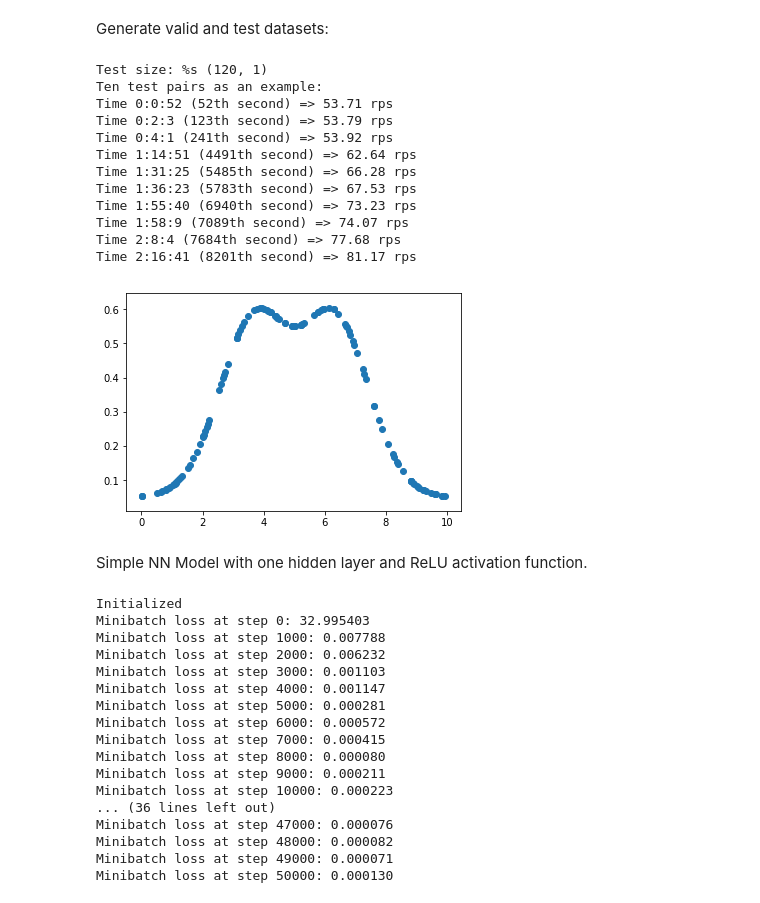
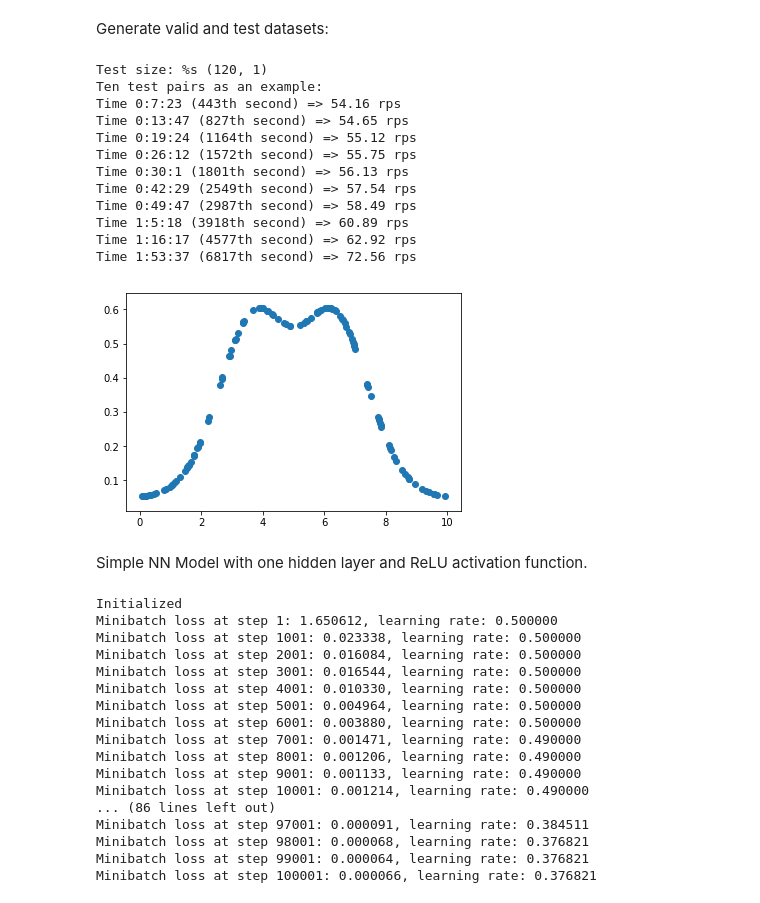
Before and after one commit to gafrom/udacity-deep_learning, a Jupyter notebook: hightime.ipynb, the cells around one changed output. Cells and saved outputs as stored; diff of their text form; code cells hidden in the pictures.

Commit message:
Tune optimizer

```diff
--- a/hightime.ipynb
+++ b/hightime.ipynb
@@ -84,0 +87,11 @@ class BatchGenerator(object):
+# %%
+generator = BatchGenerator(20)
+
+figg = plt.figure()
+sp = figg.add_subplot(111)
+
+for i in range(10):
+  x, y = generator.spit()
+
+  sp.scatter(x, y)
+plt.show()
@@ -85,37 +100,35 @@ class BatchGenerator(object):
 # %% [markdown]
 Generate valid and test datasets:
 # %%
-generator = BatchGenerator(120)
-
 # Test dataset
 test_dataset, test_labels = generator.spit()
 # sort it for a nice view
 sorting = np.array([test_dataset, test_labels]).reshape(2, -1).T
 sorting = sorting[np.argsort(sorting[:, 0])]
 test_dataset, test_labels = sorting.T.reshape(2, -1, 1)
 
 print('Test size: %s', test_dataset.shape)
 print('Ten test pairs as an example:')
 
 for sec, label in list(zip(test_dataset, test_labels))[:10]:
   print('Time %s => %03.2f rps' % (squashed_secs_to_string(sec), squashed_label_to_label(label)))
 
 plt.scatter(test_dataset, test_labels)
 plt.show()
 # %% [output]
 Test size: %s (120, 1)
 Ten test pairs as an example:
-Time 0:0:52 (52th second) => 53.71 rps
-Time 0:2:3 (123th second) => 53.79 rps
-Time 0:4:1 (241th second) => 53.92 rps
-Time 1:14:51 (4491th second) => 62.64 rps
-Time 1:31:25 (5485th second) => 66.28 rps
-Time 1:36:23 (5783th second) => 67.53 rps
-Time 1:55:40 (6940th second) => 73.23 rps
-Time 1:58:9 (7089th second) => 74.07 rps
-Time 2:8:4 (7684th second) => 77.68 rps
-Time 2:16:41 (8201th second) => 81.17 rps
+Time 0:7:23 (443th second) => 54.16 rps
+Time 0:13:47 (827th second) => 54.65 rps
+Time 0:19:24 (1164th second) => 55.12 rps
+Time 0:26:12 (1572th second) => 55.75 rps
+Time 0:30:1 (1801th second) => 56.13 rps
+Time 0:42:29 (2549th second) => 57.54 rps
+Time 0:49:47 (2987th second) => 58.49 rps
+Time 1:5:18 (3918th second) => 60.89 rps
+Time 1:16:17 (4577th second) => 62.92 rps
+Time 1:53:37 (6817th second) => 72.56 rps
-[figure, old version]
+[figure, new version]
 # %% [markdown]
 Simple NN Model with one hidden layer and ReLU activation function.
 # %%
@@ -174,6 +188,6 @@ with graph.as_default():
   tf_prediction        = tf.matmul(tf_prediction_hidden3, weights4) + biases4
 # %%
-num_steps = 50051
+num_steps = 100051
 generator = BatchGenerator(batch_size)
 
 def accuracy(predictions, labels):
@@ -189,32 +203,32 @@ with graph.as_default():
     for step in range(num_steps):
       batch_data, batch_labels = generator.spit()
       feed_dict = {x : batch_data, y : batch_labels}
-      _, l = session.run(
-        [optimizer, loss], feed_dict=feed_dict)
+      _, l, global_step, lr = session.run(
+        [optimizer, loss, tf_global_step, learning_rate], feed_dict=feed_dict)
 
       if (step % 1000 == 0):
-        print("Minibatch loss at step %d: %f" % (step, l))
+        print("Minibatch loss at step %d: %f, learning rate: %f" % (global_step, l, lr))
     predicted = tf_prediction.eval(feed_dict={tf_test_data: test_dataset})
 
 session.close()
 # %% [output]
 Initialized
-Minibatch loss at step 0: 32.995403
-Minibatch loss at step 1000: 0.007788
-Minibatch loss at step 2000: 0.006232
-Minibatch loss at step 3000: 0.001103
-Minibatch loss at step 4000: 0.001147
-Minibatch loss at step 5000: 0.000281
-Minibatch loss at step 6000: 0.000572
-Minibatch loss at step 7000: 0.000415
-Minibatch loss at step 8000: 0.000080
-Minibatch loss at step 9000: 0.000211
-Minibatch loss at step 10000: 0.000223
-... (36 lines left out)
-Minibatch loss at step 47000: 0.000076
-Minibatch loss at step 48000: 0.000082
-Minibatch loss at step 49000: 0.000071
-Minibatch loss at step 50000: 0.000130
+Minibatch loss at step 1: 1.650612, learning rate: 0.500000
+Minibatch loss at step 1001: 0.023338, learning rate: 0.500000
+Minibatch loss at step 2001: 0.016084, learning rate: 0.500000
+Minibatch loss at step 3001: 0.016544, learning rate: 0.500000
+Minibatch loss at step 4001: 0.010330, learning rate: 0.500000
+Minibatch loss at step 5001: 0.004964, learning rate: 0.500000
+Minibatch loss at step 6001: 0.003880, learning rate: 0.500000
+Minibatch loss at step 7001: 0.001471, learning rate: 0.490000
+Minibatch loss at step 8001: 0.001206, learning rate: 0.490000
+Minibatch loss at step 9001: 0.001133, learning rate: 0.490000
+Minibatch loss at step 10001: 0.001214, learning rate: 0.490000
+... (86 lines left out)
+Minibatch loss at step 97001: 0.000091, learning rate: 0.384511
+Minibatch loss at step 98001: 0.000068, learning rate: 0.376821
+Minibatch loss at step 99001: 0.000064, learning rate: 0.376821
+Minibatch loss at step 100001: 0.000066, learning rate: 0.376821
 # %%
 predicted_test = np.array(squashed_labels_to_labels(predicted.reshape(predicted.shape[0])))
 
```
Also changed, not shown: parts of 6 cells of this notebook.
